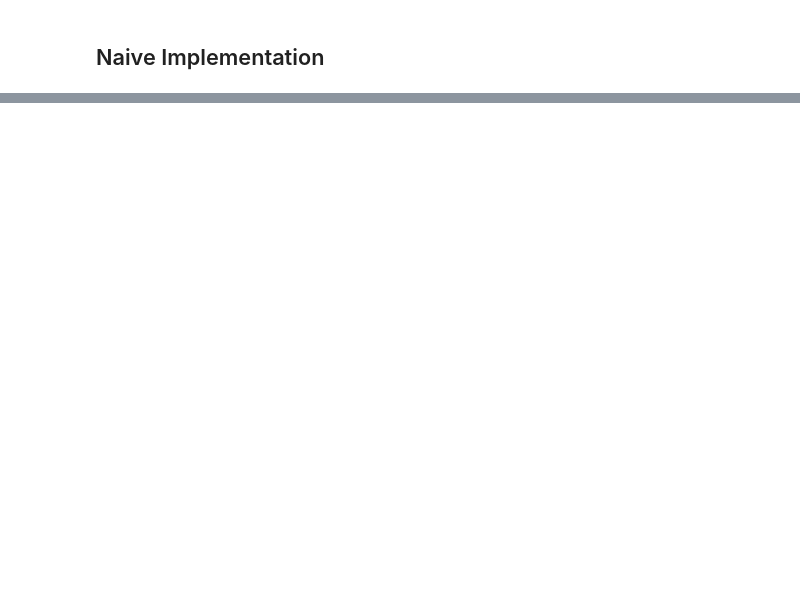
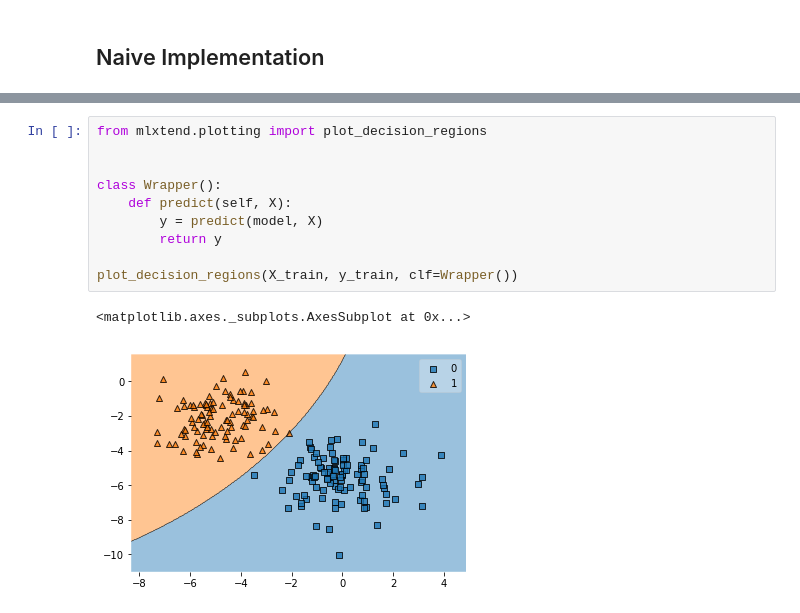
Before and after one commit to marcofavorito/ml-from-scratch, a Jupyter notebook: notebooks/gaussian-mixture-models.ipynb, the cells around one changed output, grey strips where cells are left out. Drawn from its saved outputs; the diff is of its cells as text; blank space fills up the shorter version.

```diff
--- a/notebooks/gaussian-mixture-models.ipynb
+++ b/notebooks/gaussian-mixture-models.ipynb
@@ -103,0 +154,13 @@ Done! #iterations:  50
+# %%
+from mlxtend.plotting import plot_decision_regions
+
+
+class Wrapper():
+    def predict(self, X):
+        y = predict(model, X)
+        return y
+
+plot_decision_regions(X_train, y_train, clf=Wrapper())
+# %% [output]
+<matplotlib.axes._subplots.AxesSubplot at 0x...>
+[figure, added]
```
Also changed, not shown: parts of 5 cells of this notebook.
